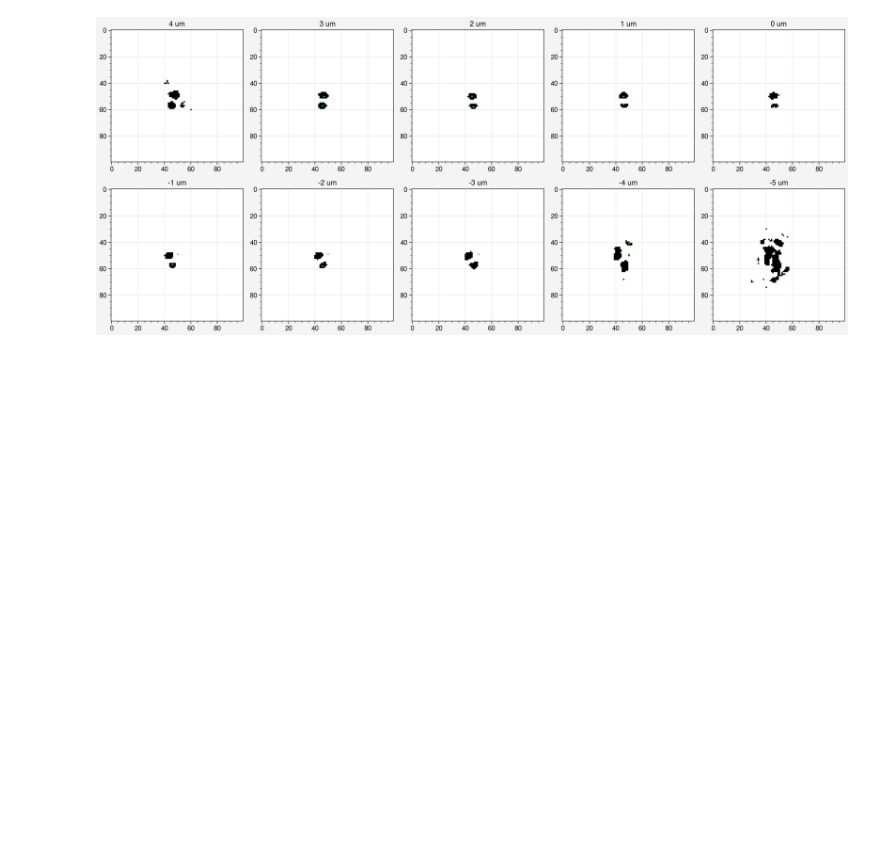
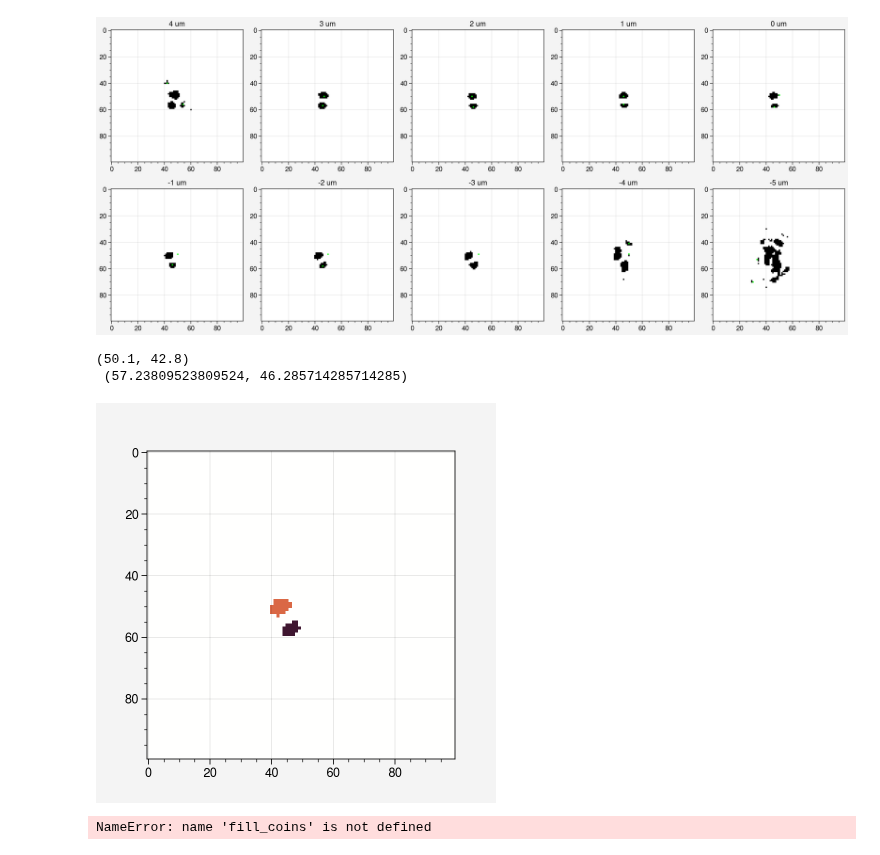
Before and after one commit to Kubiczek36/AF_module_automatition, a Jupyter notebook: reset.ipynb, the cells around one changed output. Drawn from its saved outputs; the diff is of its cells as text; code cells hidden in the pictures; blank space fills up the shorter version.

```diff
--- a/reset.ipynb
+++ b/reset.ipynb
@@ -37,6 +39,33 @@ fig.save("vysl.png", dpi=333)
 -81.86989764584403
 53.13010235415598
 [figure]
+# %%
+i = -2
+filename = "test_imgs/" + str(i) + ".tiff"
+image = PSFrot.readImage(path = filename)
+image = PSFrot.threshold(image, intensity=0.4)
+# cx, cy, rad = PSFrot.findCircles(image)
+# imC = gray2rgb(image)
+# print(np.rad2deg(np.arctan2(cy[1] - cy[0], cx[1] - cx[0])))
+# for cx, cy in zip(cx, cy):
+#     imC[cy, cx] = (0, 1., 0)
+# axs[i//5, 4-i%5].imshow(imC)
+# axs[i//5, 4-i%5].format(title = str(i) + " um")
+
+
+fill_psf = np.abs(1-image)
+plt.imshow(fill_psf)
+# fill_psf = ndi.binary_fill_holes(image)
+label_objects, nb_labels = ndi.label(fill_psf)
+plt.imshow(label_objects)
+c1 = ndi.center_of_mass(label_objects*(label_objects==1))
+c2 = ndi.center_of_mass(label_objects*(label_objects==2))
+
+print(c1, '\n', c2)
+# %% [output]
+(50.1, 42.8)
+ (57.23809523809524, 46.285714285714285)
+[figure, added]
 # %%
 label_objects, nb_labels = ndi.label(fill_coins)
 # fill_psf = ndi.binary_fill_holes(image)
@@ -45,5 +74,7 @@ plt.imshow(label_objects*(label_objects == 1))
 fill_psf = np.abs(1-image)
 plt.imshow(fill_psf)
 # fill_psf = ndi.binary_fill_holes(image)
-label_objects, nb_labels = ndi.label(fill_psf)
-plt.imshow(label_objects*(label_objects == 1))
+# label_objects, nb_labels = ndi.label(fill_psf)
+# plt.imshow(label_objects*(label_objects == 1))
+# %% [output]
+NameError: name 'fill_coins' is not defined
```
Also changed, not shown: parts of 2 cells of this notebook, 1 other file.
